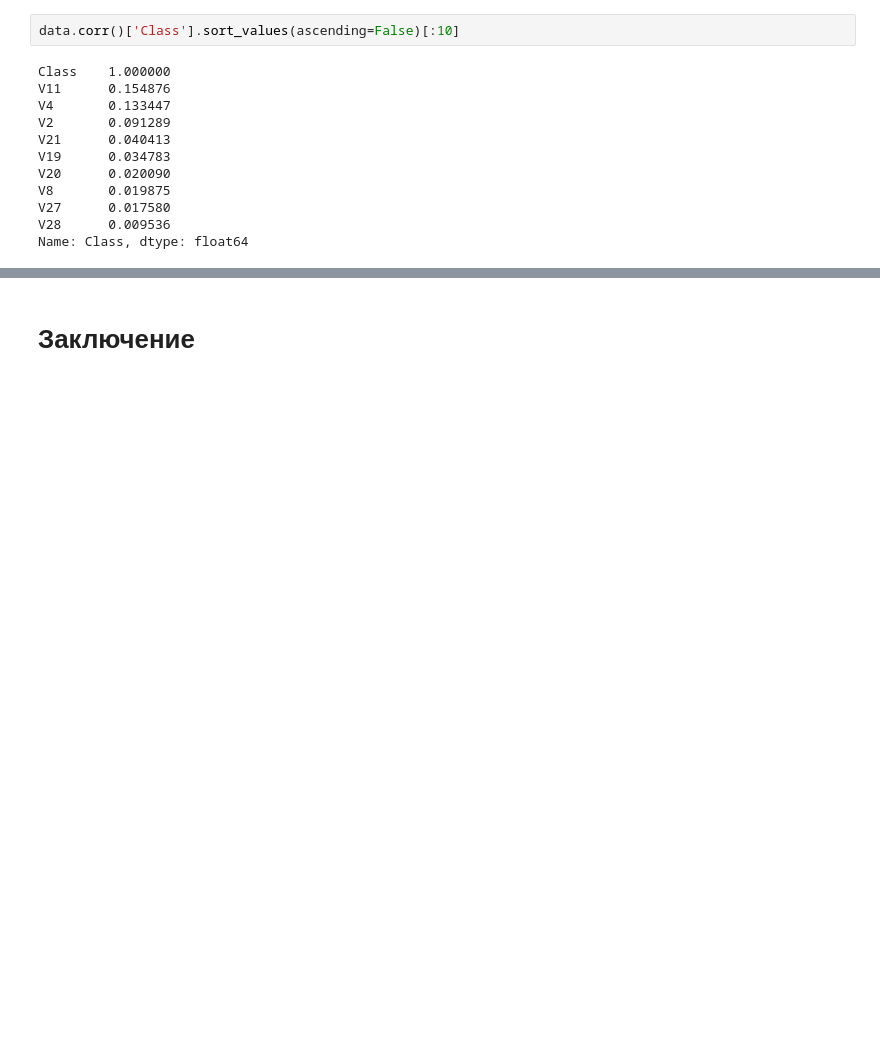
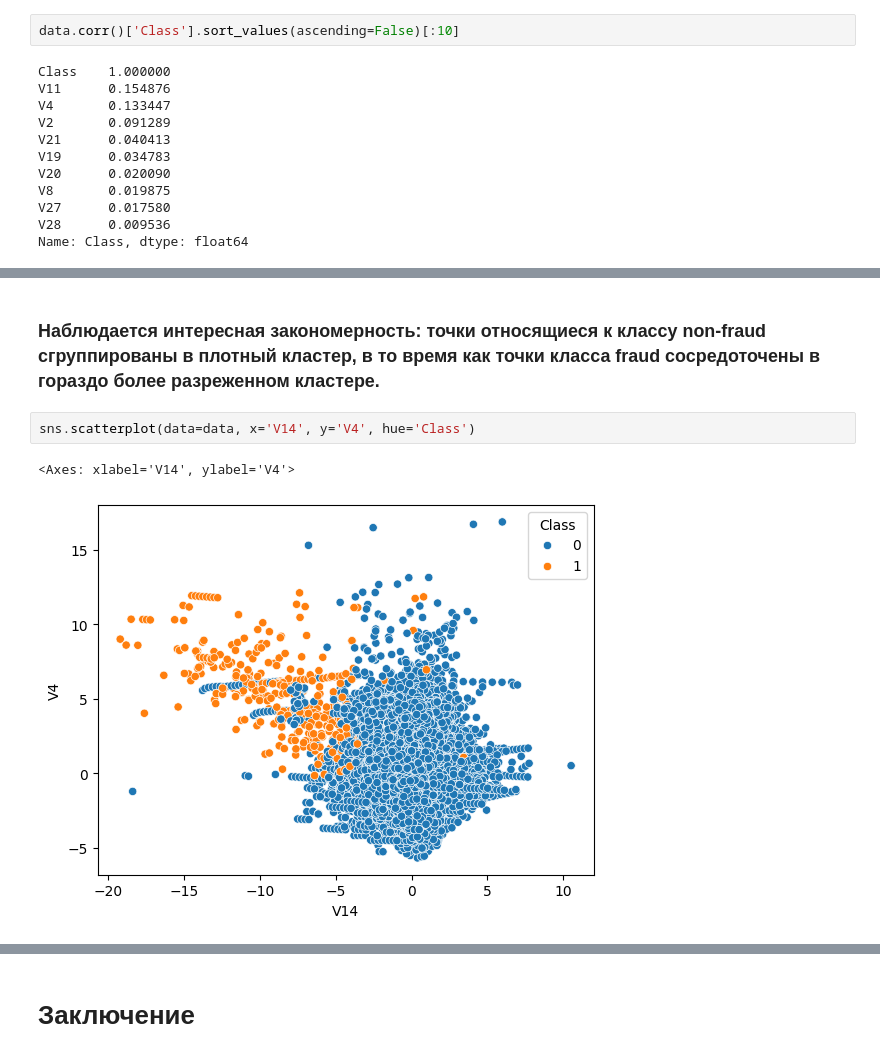
Before and after one commit to ibatuloff/fraud-detection-research, a Jupyter notebook: notebooks/eda.ipynb, the cells around one changed output, grey strips where cells are left out. Saved outputs shown, nothing was run; the diff lists cells and outputs as text; blank space fills up the shorter version.

```diff
--- a/notebooks/eda.ipynb
+++ b/notebooks/eda.ipynb
@@ -105,0 +110,7 @@ Name: Class, dtype: float64
+# %% [markdown]
+### Наблюдается интересная закономерность: точки относящиеся к классу non-fraud сгруппированы в плотный кластер, в то время как точки класса fraud сосредоточены в гораздо более разреженном кластере.
+# %%
+sns.scatterplot(data=data, x='V14', y='V4', hue='Class')
+# %% [output]
+<Axes: xlabel='V14', ylabel='V4'>
+[figure, added]
```
Also changed, not shown: parts of 6 cells of this notebook, 5 other files.
